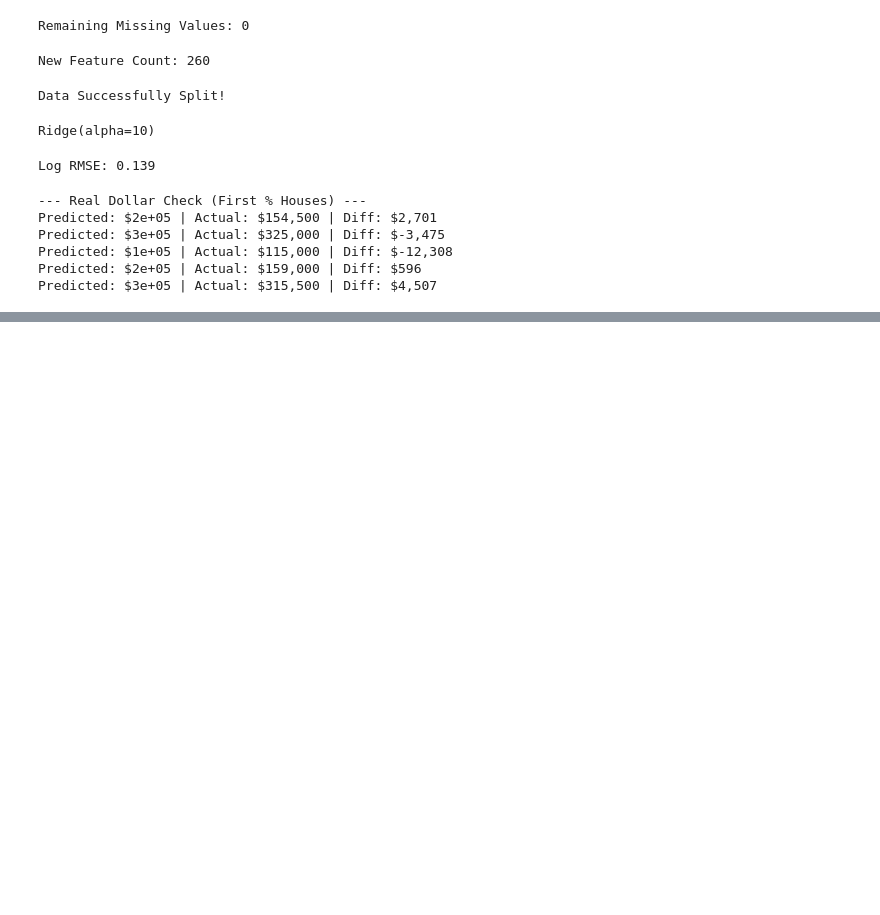
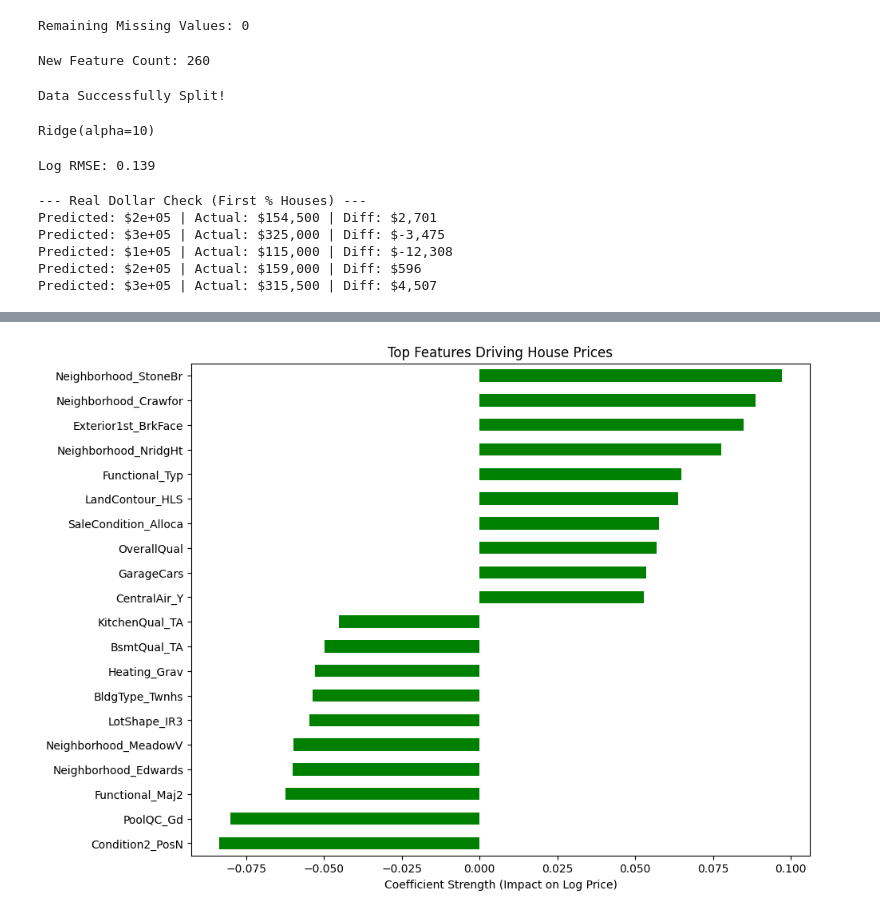
Before and after one commit to iAmPhyton/Advanced-Housing-Price-Prediction, a Jupyter notebook: ames.ipynb, the cells around one changed output, grey strips where cells are left out. Saved outputs shown, nothing was run; the diff lists cells and outputs as text; code cells hidden in the pictures; blank space fills up the shorter version.

```diff
--- a/ames.ipynb
+++ b/ames.ipynb
@@ -168,0 +187,15 @@ Predicted: $3e+05 | Actual: $315,500 | Diff: $4,507
+# %%
+#generating second final report visuals
+#creating dataframe of coefficient
+coefs = pd.Series(model.coef_, index=x.columns)
+#sorting into top 10 positives and negatives
+imp_coefs = pd.concat([coefs.sort_values().head(10),
+                       coefs.sort_values().tail(10)])
+#plots
+plt.figure(figsize=(10, 8))
+imp_coefs.plot(kind="barh", color='green')
+plt.title("Top Features Driving House Prices")
+plt.xlabel("Coefficient Strength (Impact on Log Price)")
+plt.show()
+# %% [output]
+[figure, added]
```
Also changed, not shown: parts of 1 cell of this notebook.
